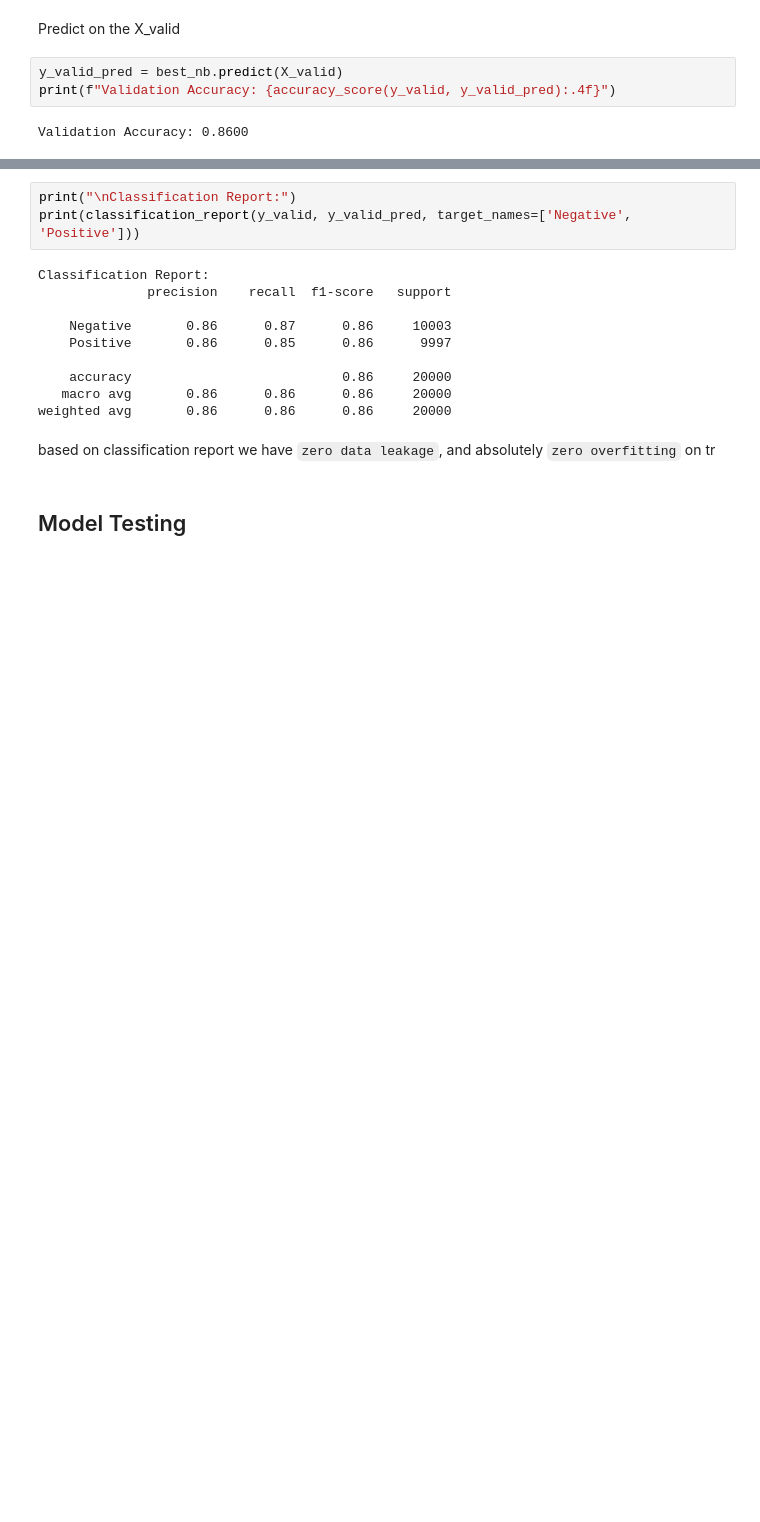
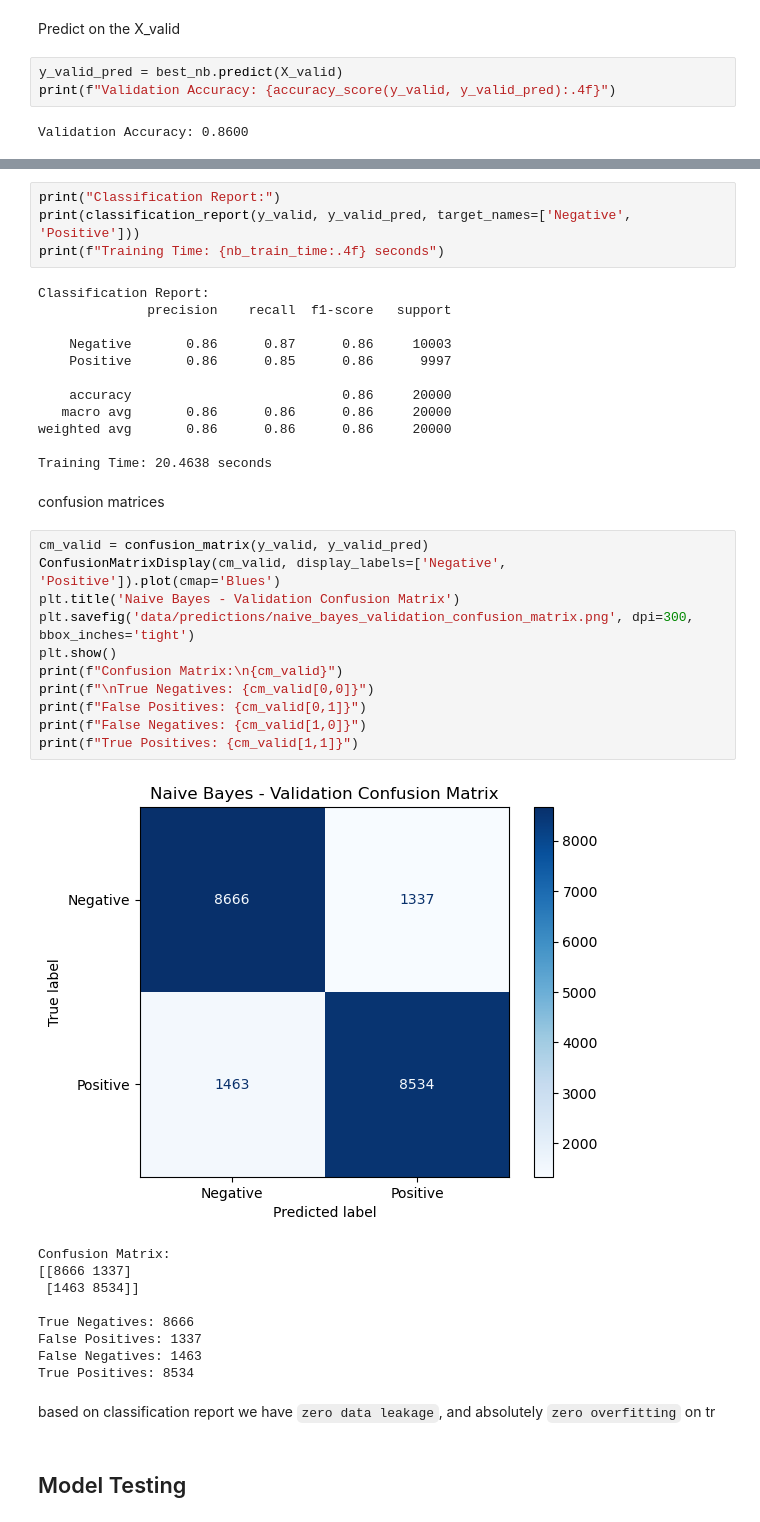
Before and after one commit to elsayedelmandoh/sentiment-sleuth, a Jupyter notebook: notebooks/06_naive_bayes.ipynb, the cells around one changed output, grey strips where cells are left out. Cells and saved outputs as stored; diff of their text form; blank space fills up the shorter version.

```diff
--- a/notebooks/06_naive_bayes.ipynb
+++ b/notebooks/06_naive_bayes.ipynb
@@ -97,6 +99,7 @@ confusion matrices
 # %%
-print("\nClassification Report:")
+print("Classification Report:")
 print(classification_report(y_valid, y_valid_pred, target_names=['Negative', 'Positive']))
+print(f"Training Time: {nb_train_time:.4f} seconds")
 # %% [output]
 Classification Report:
               precision    recall  f1-score   support
@@ -107,6 +110,31 @@ Classification Report:
     accuracy                           0.86     20000
    macro avg       0.86      0.86      0.86     20000
 weighted avg       0.86      0.86      0.86     20000
+
+Training Time: 20.4638 seconds
+# %% [markdown]
+confusion matrices
+# %%
+cm_valid = confusion_matrix(y_valid, y_valid_pred)
+ConfusionMatrixDisplay(cm_valid, display_labels=['Negative', 'Positive']).plot(cmap='Blues')
+plt.title('Naive Bayes - Validation Confusion Matrix')
+plt.savefig('data/predictions/naive_bayes_validation_confusion_matrix.png', dpi=300, bbox_inches='tight')
+plt.show()
+print(f"Confusion Matrix:\n{cm_valid}")
+print(f"\nTrue Negatives: {cm_valid[0,0]}")
+print(f"False Positives: {cm_valid[0,1]}")
+print(f"False Negatives: {cm_valid[1,0]}")
+print(f"True Positives: {cm_valid[1,1]}")
+# %% [output]
+[figure, added]
+Confusion Matrix:
+[[8666 1337]
+ [1463 8534]]
+
+True Negatives: 8666
+False Positives: 1337
+False Negatives: 1463
+True Positives: 8534
 # %% [markdown]
 based on classification report we have `zero data leakage`, and absolutely `zero overfitting` on tr
 # %% [markdown]
```
Also changed, not shown: parts of 14 cells of this notebook, 3 other files.
